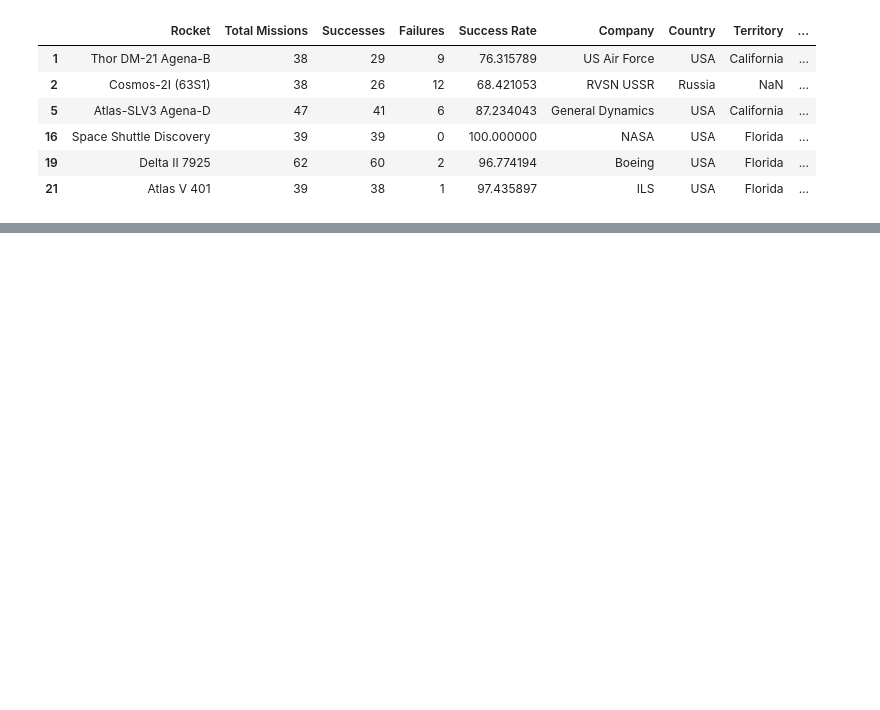
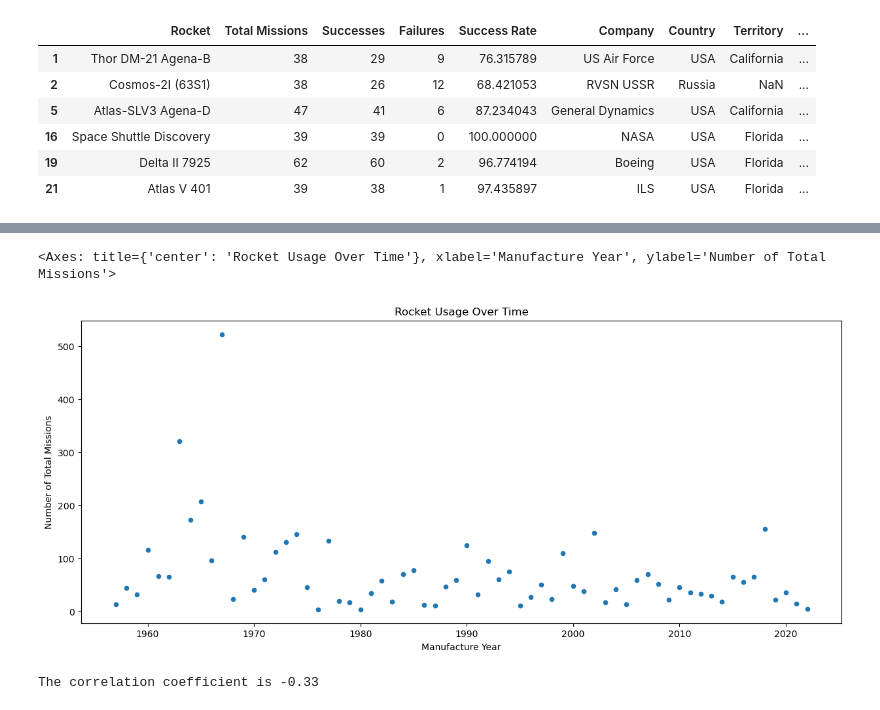
Before and after one commit to maparisio/Space_Mission_Project, a Jupyter notebook: rocket_usage_analysis.ipynb, the cells around one changed output, grey strips where cells are left out. Cells and saved outputs as stored; diff of their text form; code cells hidden in the pictures; blank space fills up the shorter version.

```diff
--- a/rocket_usage_analysis.ipynb
+++ b/rocket_usage_analysis.ipynb
@@ -333,0 +345,4 @@ rocket_by_launch_date_active
+# %%
+#grabs the first launch date for all rockets
+rocket_missions["First Launch Date"] = first_launch_date_all
+rocket_missions.head()
@@ -333,0 +356,8 @@ rocket_by_launch_date_active
+# %%
+#extracts the year so that we can see which year each rocket was first launched
+launch_year = []
+for row in rocket_missions["First Launch Date"]:
+    year = row[:4]
+    launch_year.append(year)
+rocket_missions["Launch Year"] = launch_year
+rocket_missions.head()
@@ -333,0 +371,7 @@ rocket_by_launch_date_active
+# %%
+#groups rockets into years based on their first launch date, then analyzes how many total missions
+#rockets first launched in a given year were used for
+rocket_usage_over_time = rocket_missions.groupby("Launch Year")["Total Missions"].sum()
+rocket_usage_over_time_df = rocket_usage_over_time.to_frame()
+rocket_usage_over_time_df = rocket_usage_over_time_df.reset_index()
+rocket_usage_over_time_df
@@ -333,0 +392,2 @@ rocket_by_launch_date_active
+# %%
+rocket_usage_over_time_df["Launch Year"] = rocket_usage_over_time_df["Launch Year"].astype(int)
@@ -333,0 +488,11 @@ rocket_by_launch_date_active
+# %%
+figure4 = rocket_usage_over_time_df.plot.scatter(x = ["Launch Year"],
+                                                 y = ["Total Missions"],
+                                                figsize=(15,6),
+                                                title="Rocket Usage Over Time",
+                                                xlabel="Manufacture Year",
+                                                ylabel="Number of Total Missions")
+figure4
+# %% [output]
+<Axes: title={'center': 'Rocket Usage Over Time'}, xlabel='Manufacture Year', ylabel='Number of Total Missions'>
+[figure, added]
@@ -333,0 +502,6 @@ rocket_by_launch_date_active
+# %%
+x = rocket_usage_over_time_df["Launch Year"]
+y = rocket_usage_over_time_df["Total Missions"]
+print(f"The correlation coefficient is {round(st.pearsonr(x, y)[0],2)}")
+# %% [output]
+The correlation coefficient is -0.33
```
Also changed, not shown: parts of 23 cells of this notebook.
